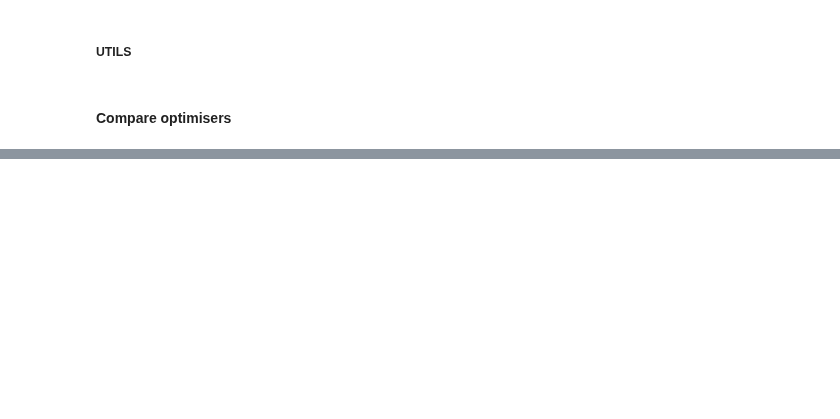
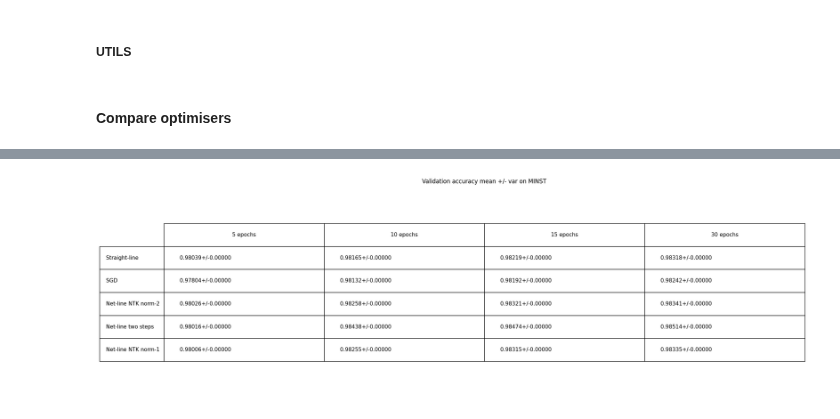
Before and after one commit to vkmbox/adaptive_stepsize, a Jupyter notebook: minst_ffn_comparison.ipynb, the cells around one changed output, grey strips where cells are left out. Drawn from its saved outputs; the diff is of its cells as text; code cells hidden in the pictures; blank space fills up the shorter version.

```diff
--- a/minst_ffn_comparison.ipynb
+++ b/minst_ffn_comparison.ipynb
@@ -317,0 +332,5 @@ experiment_comparison(experimental_mean[0:epoch+1], experimental_var[0:epoch+1],
+# %%
+title3 = "Validation accuracy mean +/- var on MINST"
+accuracy_comparison(experimental_results, 0, EPOCHS_PER_EXPERIMENT, title=title3)
+# %% [output]
+[figure, added]
```
Also changed, not shown: parts of 7 cells of this notebook, 3 other files.
